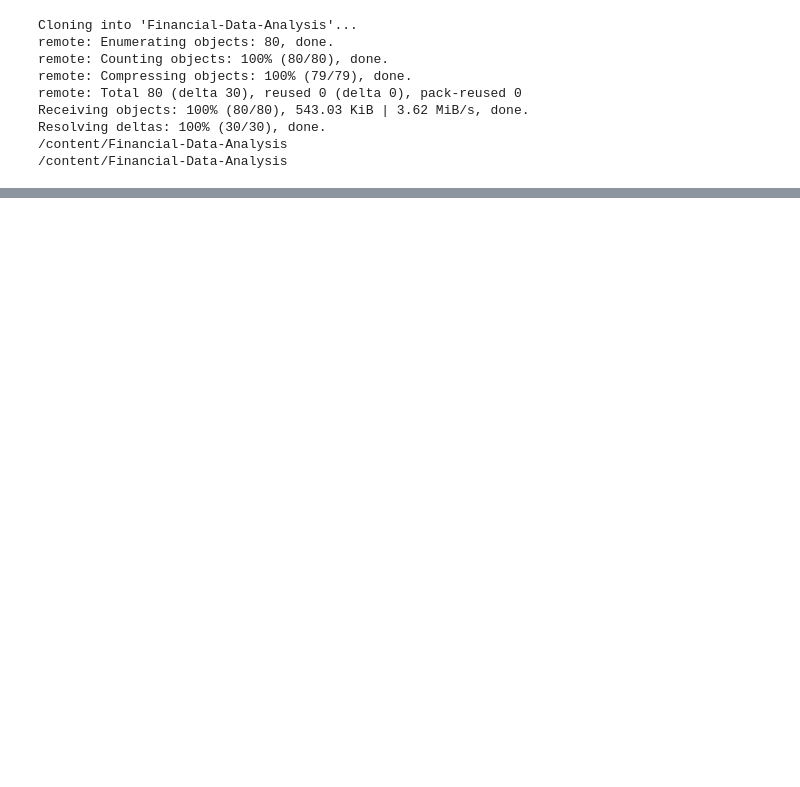
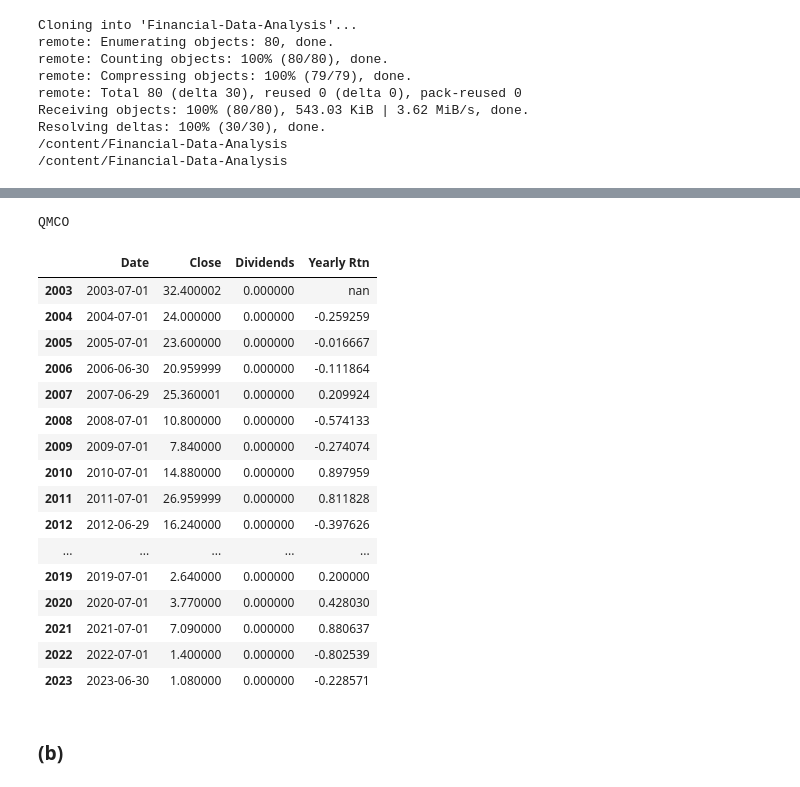
Before and after one commit to HYChangTAMU/Projects, a Jupyter notebook: Assignment1/Project1.ipynb, the cells around one changed output, grey strips where cells are left out. Drawn from its saved outputs; the diff is of its cells as text; code cells hidden in the pictures; blank space fills up the shorter version.

```diff
--- a/Assignment1/Project1.ipynb
+++ b/Assignment1/Project1.ipynb
@@ -132,0 +204,23 @@ aapl_yr
+# %%
+qmco_yr
+# %% [output]
+QMCO
+|  | Date | Close | Dividends | Yearly Rtn |
+| 2003 | 2003-07-01 | 32.400002 | 0.000000 | nan |
+| 2004 | 2004-07-01 | 24.000000 | 0.000000 | -0.259259 |
+| 2005 | 2005-07-01 | 23.600000 | 0.000000 | -0.016667 |
+| 2006 | 2006-06-30 | 20.959999 | 0.000000 | -0.111864 |
+| 2007 | 2007-06-29 | 25.360001 | 0.000000 | 0.209924 |
+| 2008 | 2008-07-01 | 10.800000 | 0.000000 | -0.574133 |
+| 2009 | 2009-07-01 | 7.840000 | 0.000000 | -0.274074 |
+| 2010 | 2010-07-01 | 14.880000 | 0.000000 | 0.897959 |
+| 2011 | 2011-07-01 | 26.959999 | 0.000000 | 0.811828 |
+| 2012 | 2012-06-29 | 16.240000 | 0.000000 | -0.397626 |
+| ... | ... | ... | ... | ... |
+| 2019 | 2019-07-01 | 2.640000 | 0.000000 | 0.200000 |
+| 2020 | 2020-07-01 | 3.770000 | 0.000000 | 0.428030 |
+| 2021 | 2021-07-01 | 7.090000 | 0.000000 | 0.880637 |
+| 2022 | 2022-07-01 | 1.400000 | 0.000000 | -0.802539 |
+| 2023 | 2023-06-30 | 1.080000 | 0.000000 | -0.228571 |
+# %% [markdown]
+### (b)
```
Also changed, not shown: parts of 16 cells of this notebook.
